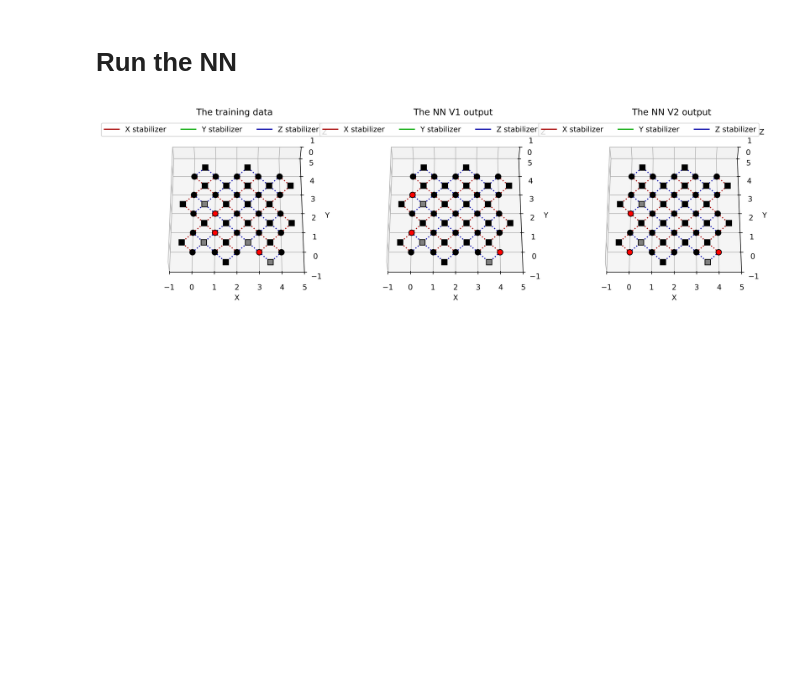
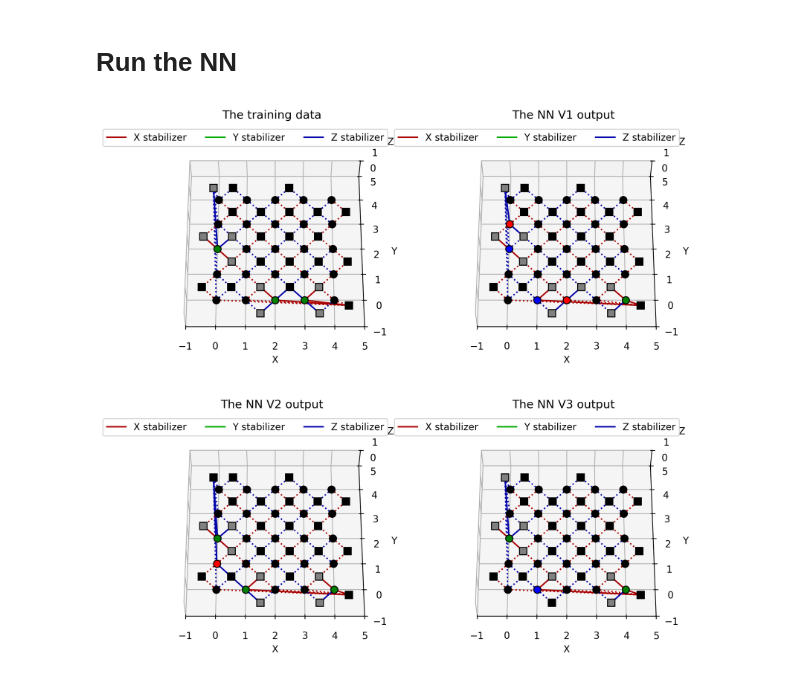
Before and after one commit to JuliusRye/QEC, a Jupyter notebook: examples/neural_network_decoder_SC5.ipynb, the cells around one changed output. Saved outputs shown, nothing was run; the diff lists cells and outputs as text; code cells hidden in the pictures; blank space fills up the shorter version.

```diff
--- a/examples/neural_network_decoder_SC5.ipynb
+++ b/examples/neural_network_decoder_SC5.ipynb
@@ -17,7 +17,7 @@ key = jax.random.key(42)
 # Create QEC code
 # %%
 code_distance = 5
-qec = QEC(surface_code_data(d=code_distance))
+qec = QEC(surface_code_data_wls(d=code_distance))
 Mx, My, Mz = qec.transformation_matrix()
 nsq, ndq = Mx.shape
 qec.show();
@@ -31,6 +31,9 @@ print(f"Layers: {[params1['weights'][0].shape[1]]+[bias.shape[0] for bias in par
 
 params2 = load_NN("../trained_NN/NN_SC_D5_V2.json")
 print(f"Layers: {[params2['weights'][0].shape[1]]+[bias.shape[0] for bias in params2['biases']]}")
+
+params3 = load_NN("../trained_NN/NN_SC_D5_V3.json")
+print(f"Layers: {[params3['weights'][0].shape[1]]+[bias.shape[0] for bias in params3['biases']]}")
 # %% [output]
 Layers: [24, 200, 200, 100]
 Layers: [24, 100, 50, 100]
@@ -88,7 +92,7 @@ def mse_loss_batch(syndromes: jnp.ndarray, params: dict, Mx: jnp.ndarray, My: jn
     Uses the mean square to evaluate the performance of the NN
     """
     # Calculate the syndome probabilities produced by the correction given by the NN
-    NN_raws = NN_batch(syndromes, params)
+    NN_raws = NN_batch(syndromes[:,:-2], params)
     NN_corrections = NN_raw_to_correction_batch(NN_raws)
     NN_syndromes = NN_correction_to_syndrome_batch(NN_corrections, Mx, My, Mz)
     # Return the mean square of the NN_syndromes vs the measured syndromes
@@ -101,42 +105,40 @@ mse_loss_batch_val_grad = jax.jit( mse_loss_batch_val_grad  )
 # %%
 # Generate data
 batch_size = 1
 subkey, key = jax.random.split(key)
 errors = jax_create_error_batch(
     px = .02,
     py = .02,
     pz = .02,
     size = ndq,
     batch_size = batch_size,
     key = subkey
 )
 syndromes = jax_get_syndromes_batch(Mx, My, Mz, errors)
 
 # Run the neural network
 NN_corrections = []
-for params in [params1, params2]:
-    NN_raw = NN_batch(syndromes, params)
+for params in [params1, params2, params3]:
+    NN_raw = NN_batch(syndromes[:,:-2], params)
     NN_correction = NN_raw_to_correction_batch(NN_raw)
     NN_syndrome = NN_correction_to_syndrome_batch(NN_correction, Mx, My, Mz)
     loss, gradient = mse_loss_batch_val_grad(syndromes, params, Mx, My, Mz)
     # print(f"\nThe loss of the NN is: {loss:.10f}")
     NN_corrections.append(NN_correction)
 
 # Show the results
-fig, ax = plt.subplots(nrows=1, ncols=3, subplot_kw={'projection': '3d'})
-fig.set_dpi(600)
-fig.set_figwidth(15)
+fig, ax = plt.subplots(nrows=2, ncols=2, subplot_kw={'projection': '3d'})
+fig.set_dpi(300)
+fig.set_figwidth(10)
 fig.set_figheight(10)
-qec.show(axis=ax[0], errors=errors[0], title="The training data")
-qec.show(axis=ax[1], errors=NN_corrections[0][0].argmax(axis=0), title="The NN V1 output")
-qec.show(axis=ax[2], errors=NN_corrections[1][0].argmax(axis=0), title="The NN V2 output")
-# qec.show(axis=ax[1,0], errors=NN_corrections[2][0].argmax(axis=0), title="The NN V3 output")
-# qec.show(axis=ax[1,1], errors=NN_corrections[3][0].argmax(axis=0), title="The NN V4 output")
-# qec.show(axis=ax[1,2], title="The NN V4 (not yet trained)")
+qec.show(axis=ax[0,0], errors=errors[0], title="The training data")
+qec.show(axis=ax[0,1], errors=NN_corrections[0][0].argmax(axis=0), title="The NN V1 output")
+qec.show(axis=ax[1,0], errors=NN_corrections[1][0].argmax(axis=0), title="The NN V2 output")
+qec.show(axis=ax[1,1], errors=NN_corrections[2][0].argmax(axis=0), title="The NN V3 output")
 plt.show()
 
 # Print the results
 # print("Pauli correction probability for:\nQubit    I        X        Y        Z\n"+'\n'.join([f'  {i}  '+', '.join([f'{v: 7.1%}' for v in p]) for i, p in enumerate(NN_correction[0].T)]))
 # print("\nSyndrome probabilities from the NN-predictions:\n"+'\n'.join(f"  {i}  {p:7.1%}" for i, p in enumerate(NN_syndrome[0])))
 # %% [output]
-[figure, old version]
+[figure, new version]
```
Also changed, not shown: parts of 2 cells of this notebook, 7 other files.
